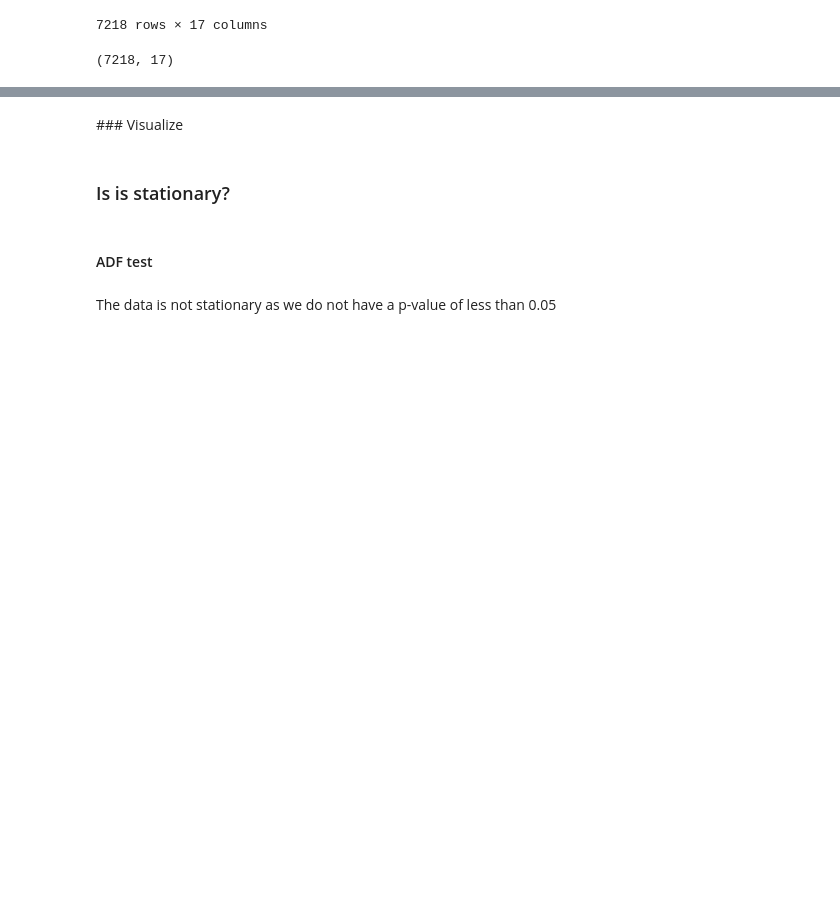
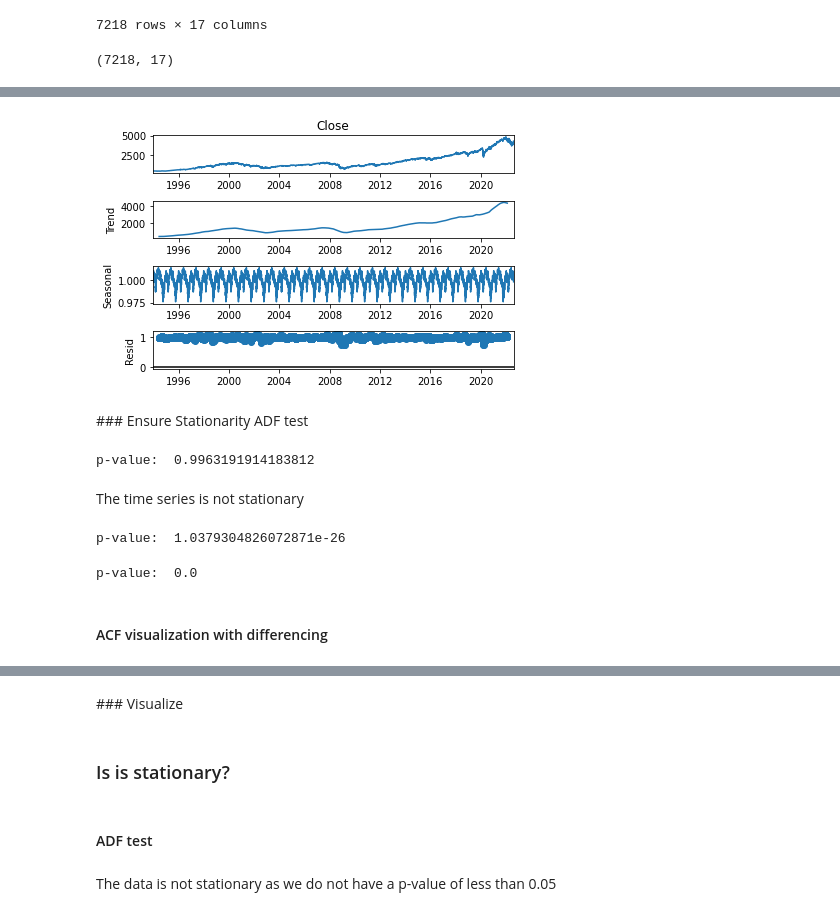
Before and after one commit to mlyngholm/S-P_price_prediction, a Jupyter notebook: S&P_price_prediction.ipynb, the cells around one changed output, grey strips where cells are left out. Saved outputs shown, nothing was run; the diff lists cells and outputs as text; code cells hidden in the pictures; blank space fills up the shorter version.

```diff
--- a/S&P_price_prediction.ipynb
+++ b/S&P_price_prediction.ipynb
@@ -450,0 +351,26 @@ Warnings:
+# %%
+result_mult = seasonal_decompose(sp500["Close"], model="multiplicative", period=252)
+result_mult.plot();
+# %% [output]
+[figure, added]
+# %% [markdown]
+### Ensure Stationarity ADF test
+# %%
+from statsmodels.tsa.stattools import adfuller
+print('p-value: ', adfuller(sp500["Close"])[1])
+# %% [output]
+p-value:  0.9963191914183812
+# %% [markdown]
+The time series is not stationary
+# %%
+# First diff
+print('p-value: ', adfuller(sp500["Close"].diff(1).fillna(0))[1])
+# %% [output]
+p-value:  1.0379304826072871e-26
+# %%
+# Second diff
+print('p-value: ', adfuller(sp500["Close"].diff(1).diff(1).fillna(0))[1])
+# %% [output]
+p-value:  0.0
+# %% [markdown]
+#### ACF visualization with differencing
```
Also changed, not shown: parts of 49 cells of this notebook.
